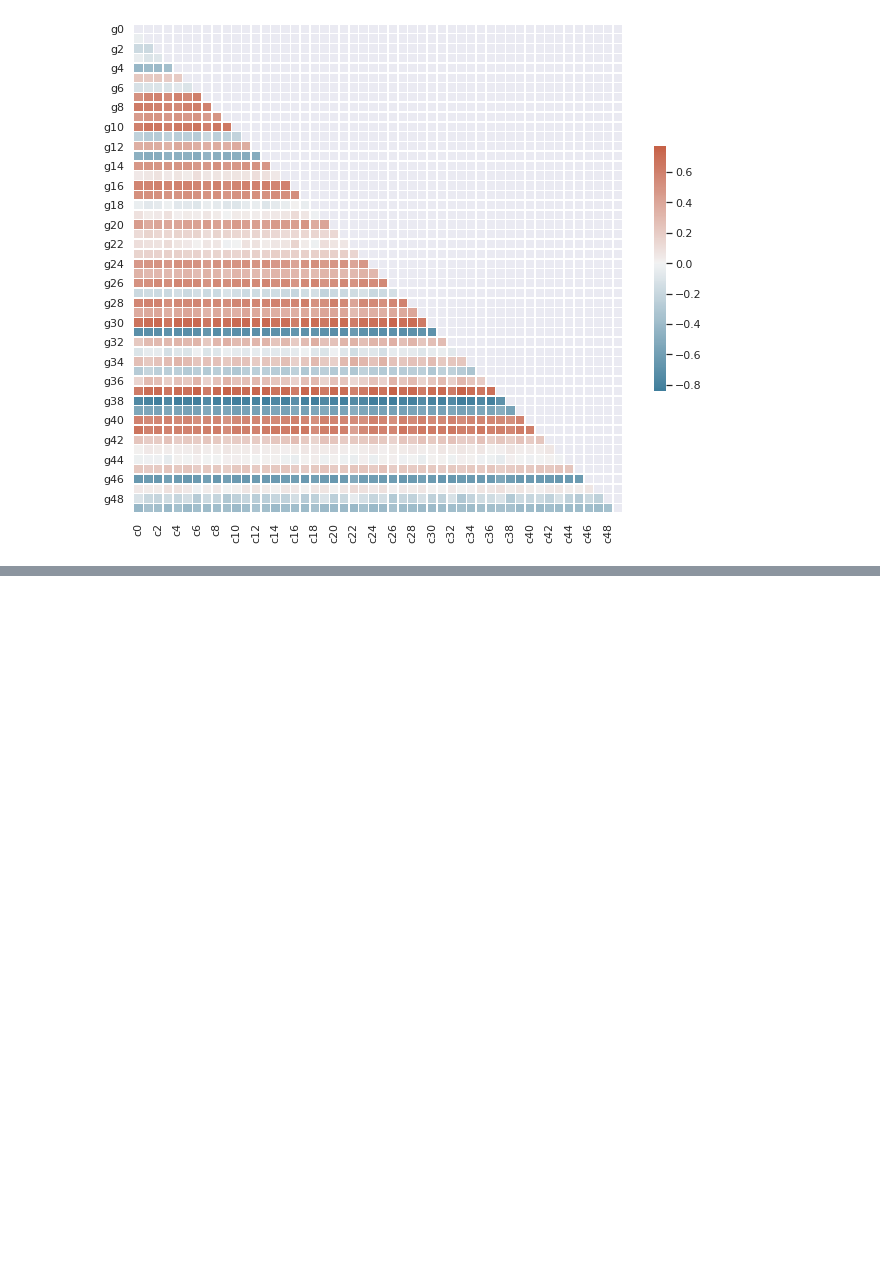
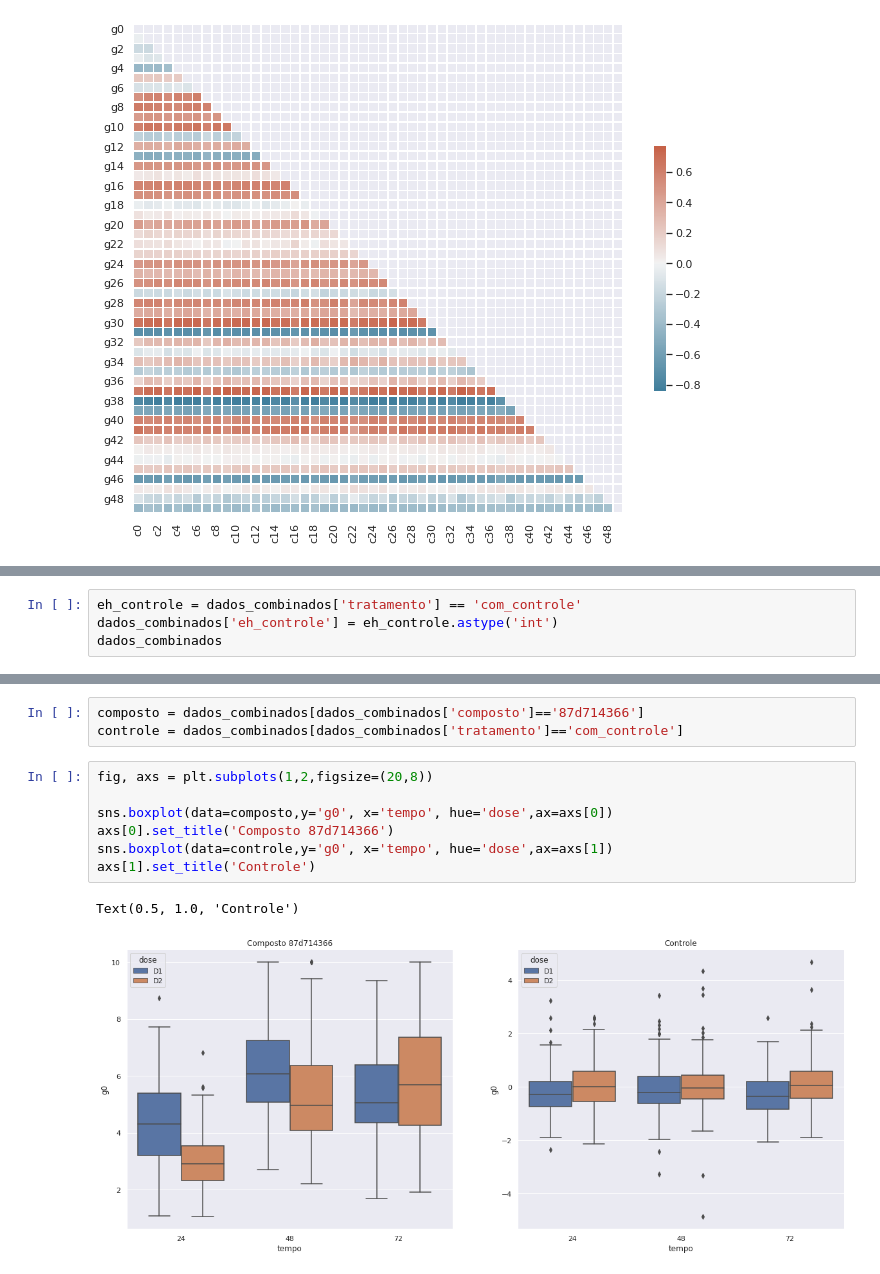
Before and after one commit to isaniolopes/imersao_dados, a Jupyter notebook: Alura.ipynb, the cells around one changed output, grey strips where cells are left out. Saved outputs shown, nothing was run; the diff lists cells and outputs as text; blank space fills up the shorter version.

```diff
--- a/Alura.ipynb
+++ b/Alura.ipynb
@@ -841,0 +1008,4 @@ sns.heatmap(corr_filtrada, mask=mask, cmap=cmap, center=0,
+# %%
+eh_controle = dados_combinados['tratamento'] == 'com_controle'
+dados_combinados['eh_controle'] = eh_controle.astype('int')
+dados_combinados
@@ -841,0 +1047,13 @@ sns.heatmap(corr_filtrada, mask=mask, cmap=cmap, center=0,
+# %%
+composto = dados_combinados[dados_combinados['composto']=='87d714366']
+controle = dados_combinados[dados_combinados['tratamento']=='com_controle']
+# %%
+fig, axs = plt.subplots(1,2,figsize=(20,8))
+
+sns.boxplot(data=composto,y='g0', x='tempo', hue='dose',ax=axs[0])
+axs[0].set_title('Composto 87d714366')
+sns.boxplot(data=controle,y='g0', x='tempo', hue='dose',ax=axs[1])
+axs[1].set_title('Controle')
+# %% [output]
+Text(0.5, 1.0, 'Controle')
+[figure, added]
```
Also changed, not shown: parts of 22 cells of this notebook.
